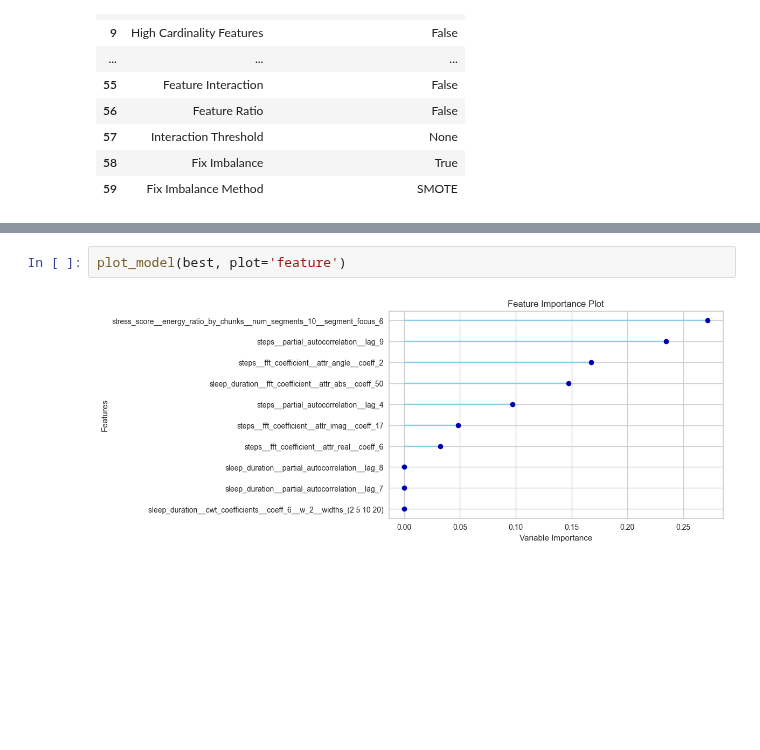
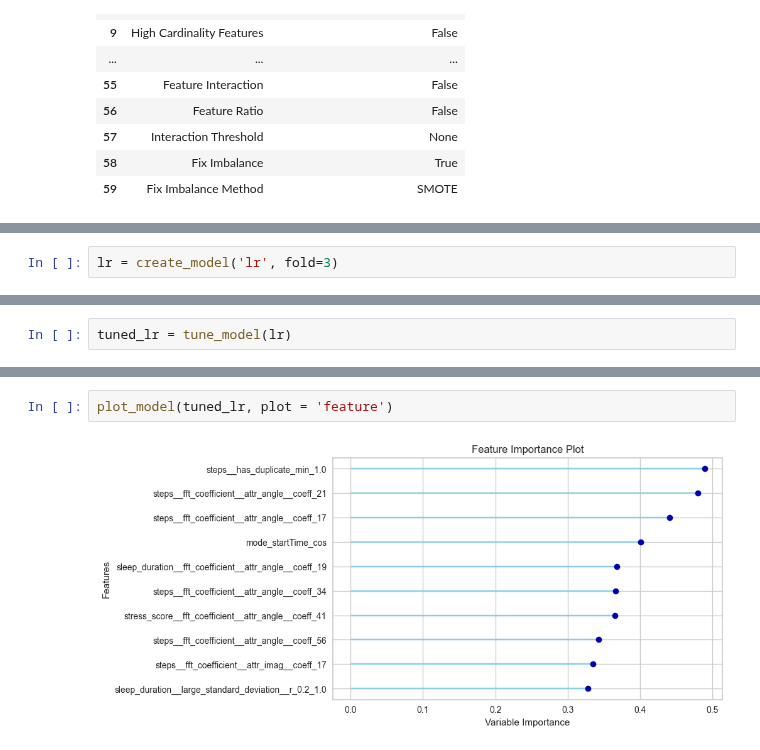
Before and after one commit to kcristinaa/RAIS-miniproject, a Jupyter notebook: notebooks_ml_models/predict_agreeableness.ipynb, the cells around one changed output, grey strips where cells are left out. Drawn from its saved outputs; the diff is of its cells as text; blank space fills up the shorter version.

```diff
--- a/notebooks_ml_models/predict_agreeableness.ipynb
+++ b/notebooks_ml_models/predict_agreeableness.ipynb
@@ -211,0 +212,2 @@ best = compare_models(sort = '%s'%metric) # change to F1 and AUC
+# %%
+lr = create_model('lr', fold=3)
@@ -211,0 +222,2 @@ best = compare_models(sort = '%s'%metric) # change to F1 and AUC
+# %%
+tuned_lr = tune_model(lr)
@@ -212,4 +240,4 @@ best = compare_models(sort = '%s'%metric) # change to F1 and AUC
 # %%
-plot_model(best, plot='feature')
+plot_model(tuned_lr, plot = 'feature')
 # %% [output]
-[figure, old version]
+[figure, new version]
```
Also changed, not shown: parts of 12 cells of this notebook, 4 other files.
